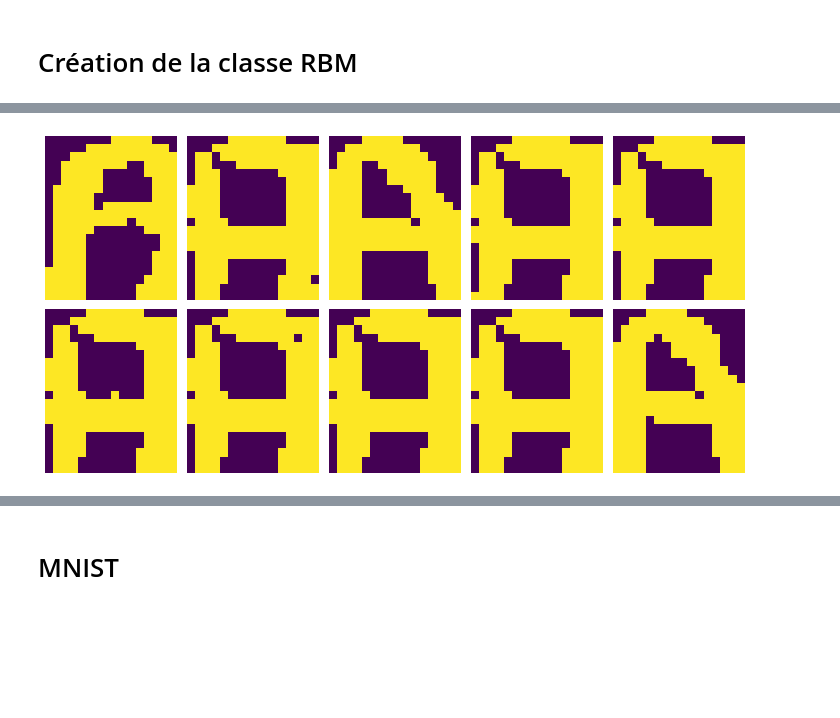
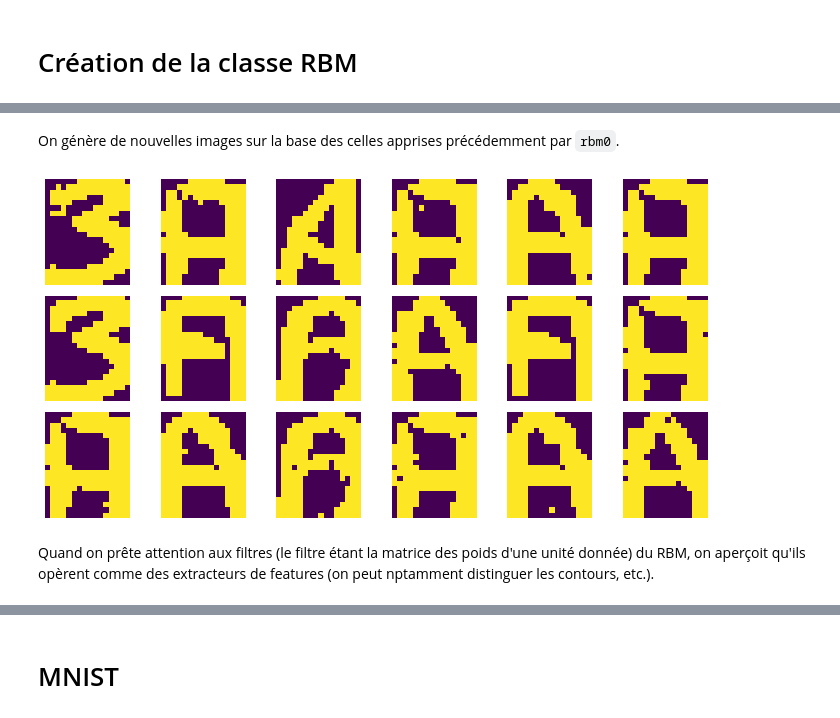
Before and after one commit to wdavys/DNN-dl2, a Jupyter notebook: TP_DNN.ipynb, the cells around one changed output, grey strips where cells are left out. Drawn from its saved outputs; the diff is of its cells as text; code cells hidden in the pictures; blank space fills up the shorter version.

```diff
--- a/TP_DNN.ipynb
+++ b/TP_DNN.ipynb
@@ -90,4 +89,0 @@ def lire_alpha_digit(characters, n_sample_per_char=39, height=20, width=16):
-# %%
-X = lire_alpha_digit('258SHZ')
-print('shape of X: {}'.format(X.shape))
-plot_random_sample_of_each_char(X)
@@ -116,9 +109,10 @@ class RBM():
 
     def train(self, X, lr=1e-1, batch_size=13, nb_epoch=10, height=20, width=16, epoch_per_plot=1, verbose=True):
         if verbose:
-            print("Beginning training of the RBM...")
+            print('Beginning training of the RBM...')
         n, p = X.shape
         err_history = []
+
         for epoch in range(nb_epoch):
             np.random.shuffle(X)
 
@@ -159,11 +153,11 @@ class RBM():
                 _, (ax1, ax2) = plt.subplots(1, 2, figsize=(3, 2))
                 ax1.imshow(original_img)
                 ax1.axis('off')
-                ax1.set_title("Original")
+                ax1.set_title('Original')
 
                 ax2.imshow(reconstructed_img)
                 ax2.axis('off')
-                ax2.set_title("Reconstructed")
+                ax2.set_title('Reconstructed')
                 plt.tight_layout()
                 plt.show()
 
@@ -183,8 +177,15 @@ class RBM():
                 v = (np.random.random(p) < pv_h).astype(int)
 
             image = v.reshape(height, width)
-            axs[i//ncol, i%ncol].imshow(image)
-            axs[i//ncol, i%ncol].axis('off')
+            if nrow == 1:
+                axs[i].imshow(image)
+                axs[i].axis('off')
+            elif ncol == 1:
+                axs[i].imshow(image)
+                axs[i].axis('off')
+            else:
+                axs[i//ncol, i%ncol].imshow(image)
+                axs[i//ncol, i%ncol].axis('off')
         plt.tight_layout()
 
 
@@ -197,5 +198,5 @@ class RBM():
 
             plt.subplot(nrow, ncol, i+1)
             plt.axis('off')
-            plt.imshow(filter, cmap='Greys')
+            plt.imshow(filter, cmap='gray')
         plt.tight_layout()
@@ -204,0 +216,4 @@ Nous pouvons maintenant entrainer le modèle et étudier son comportement
+# %%
+X_rbm = lire_alpha_digit("AC235")
+_, p = X_rbm.shape
+print("Dimension des données d'entrées :", p)
@@ -205,8 +223,4 @@ Nous pouvons maintenant entrainer le modèle et étudier son comportement
 # %%
-X = lire_alpha_digit('A')
-_, p = X.shape
-print("Dimension des données d'entrées :", p, "\n")
-
-rbm0 = RBM(p, q=256)
-err_history0 = rbm0.train(X, nb_epoch=1000, lr=1e-1, epoch_per_plot=100)
+rbm0 = RBM(p, q=512)
+err_history0 = rbm0.train(X_rbm, nb_epoch=500, lr=1e-1, epoch_per_plot=100)
 # %% [output]
@@ -233,4 +244,8 @@ plot_err(err_history0)
+# %% [markdown]
+On génère de nouvelles images sur la base des celles apprises précédemment par ``rbm0``.
 # %%
-rbm0.generate(nb_iter=10)
+rbm0.generate(nb_iter=100, nrow=3, ncol=6)
 # %% [output]
-[figure, old version]
+[figure, new version]
+# %% [markdown]
+Quand on prête attention aux filtres (le filtre étant la matrice des poids d'une unité donnée) du RBM, on aperçoit qu'ils opèrent comme des extracteurs de features (on peut nptamment distinguer les contours, etc.).
```
Also changed, not shown: parts of 72 cells of this notebook.
